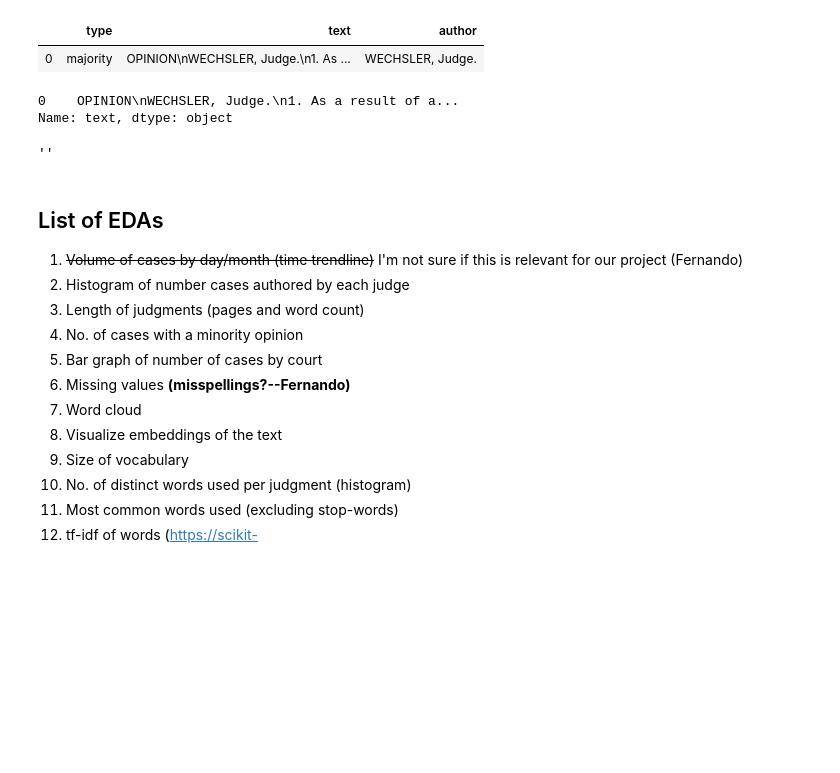
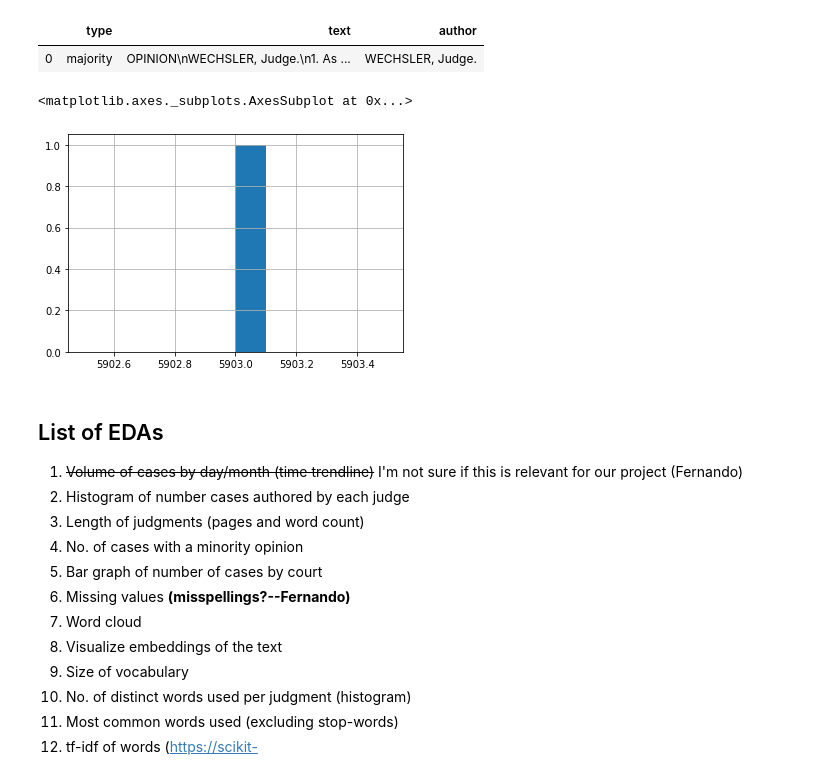
Before and after one commit to medeirosf/2020-CS109B, a Jupyter notebook: content/projects/notebook/cs109b_FP_EDA.ipynb, the cells around one changed output. Saved outputs shown, nothing was run; the diff lists cells and outputs as text; code cells hidden in the pictures; blank space fills up the shorter version.

```diff
--- a/content/projects/notebook/cs109b_FP_EDA.ipynb
+++ b/content/projects/notebook/cs109b_FP_EDA.ipynb
@@ -113,14 +199,10 @@ json_normalize(data['casebody.data.opinions'][1])
 |  | type | text | author |
 | 0 | majority | OPINION\nWECHSLER, Judge.\n1. As ... | WECHSLER, Judge. |
 # %%
-json_normalize(data['casebody.data.opinions'][1])['text']
+json_normalize(data['casebody.data.opinions'][1])['text'].str.split().map(lambda x: len(x)).hist()
 # %% [output]
-0    OPINION\nWECHSLER, Judge.\n1. As a result of a...
-Name: text, dtype: object
+<matplotlib.axes._subplots.AxesSubplot at 0x...>
+[figure, added]
-# %%
-data['casebody.data.corrections'][1]
-# %% [output]
-''
 # %% [markdown]
 ## List of EDAs
 1. ~~Volume of cases by day/month (time trendline)~~ I'm not sure if this is relevant for our project (Fernando)
```
Also changed, not shown: parts of 26 cells of this notebook.
